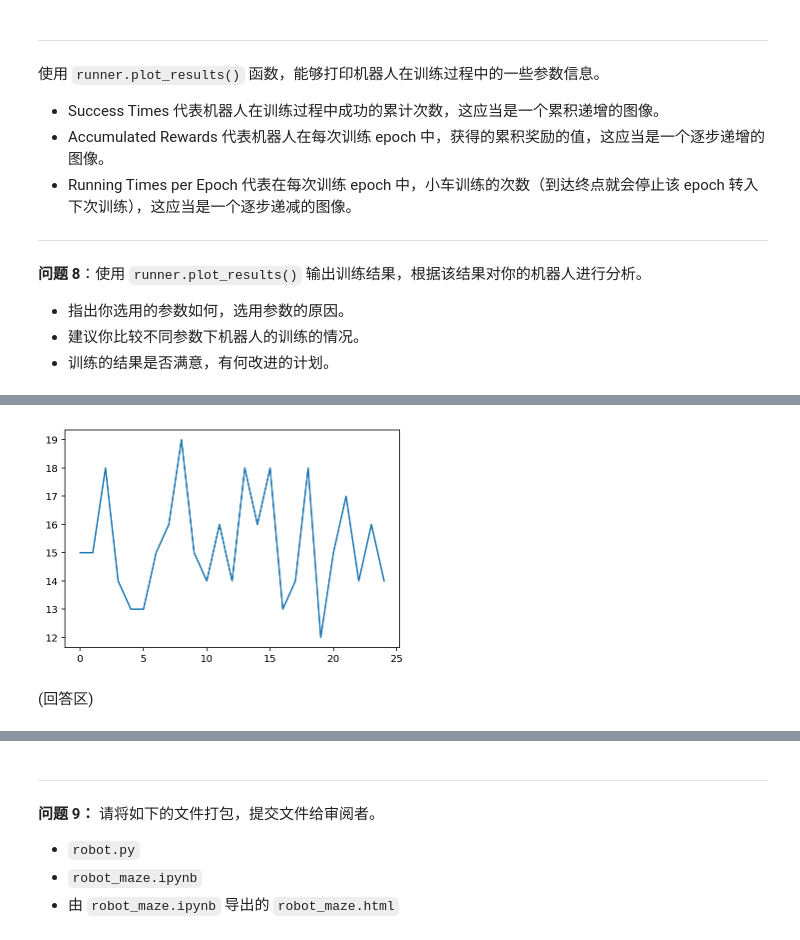
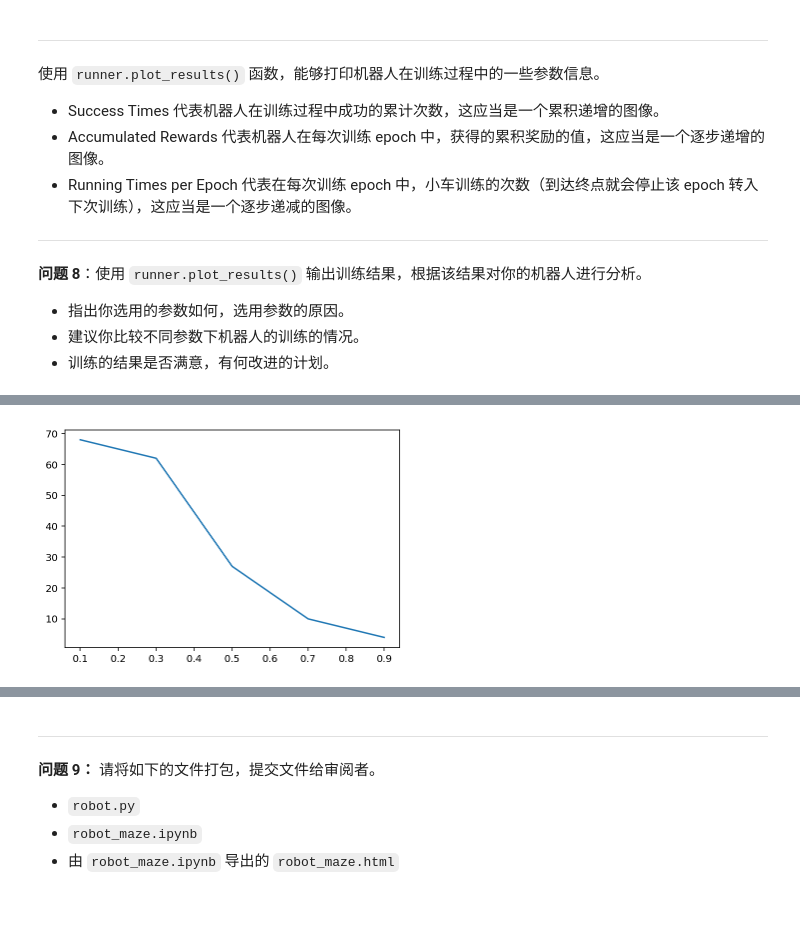
Before and after one commit to StartLightTheft/MLND_P5, a Jupyter notebook: robot_maze.ipynb, the cells around one changed output, grey strips where cells are left out. Cells and saved outputs as stored; diff of their text form; code cells hidden in the pictures; blank space fills up the shorter version.

```diff
--- a/robot_maze.ipynb
+++ b/robot_maze.ipynb
@@ -322,11 +309,15 @@ print(converge(test))
 # %%
-def training_batch(epoch, g, alpha, epsilon0, gamma, n):
+def training_batch(epoch, alpha, epsilon0, gamma, dv, n):
     """
     train robot n times and return the converge epoches list
     """
+    maze_size = (6,6)
+    trap_number = 1
     cvg_epoches = []
+    cvg_times_list = []
     for i in range(n):
-        r = Robot(g,alpha=alpha, epsilon0=epsilon0, gamma=gamma)
+        g = Maze(maze_size=maze_size,trap_number=trap_number)
+        r = Robot(g,alpha=alpha, epsilon0=epsilon0, gamma=gamma, dv=dv)
         r.set_status(learning=True)
 
         runner = Runner(r, g)
@@ -334,16 +325,25 @@ def training_batch(epoch, g, alpha, epsilon0, gamma, n):
         cvg_epoch, cvg_times = converge(runner.train_robot_statics['times'])
         if cvg_epoch != epoch:
             cvg_epoches.append(cvg_epoch)
-    return cvg_epoches
+            cvg_times_list.append(cvg_times)
+    return (cvg_epoches, cvg_times_list)
-# %%
-cvg_list = training_batch(epoch, g, alpha, epsilon0, gamma, 30)
 # %%
 import matplotlib.pyplot as plt
 import numpy as np
-
-plt.plot(np.array(cvg_list))
-plt.show()
-# %% [output]
-[figure, removed]
-# %% [markdown]
-(回答区)
+# %%
+def score(cvg_list, score_epoch):
+    score = 0
+    for index in range(len(cvg_list)):
+        if cvg_list[index] <= score_epoch:
+            score += 1
+    return score
+# %%
+epsilon0_list = [0.9, 0.7, 0.5, 0.3, 0.1]
+scores_epsilon0 = []
+for index in range(len(epsilon0_list)):
+    cvg_list, cvg_times = training_batch(epoch, alpha, epsilon0_list[index], gamma, 0.001, 100)
+    scores_epsilon0.append(score(cvg_list, 15))
+plt.plot(np.array(epsilon0_list),np.array(scores_epsilon0))
+plt.show()
+# %% [output]
+[figure, added]
```
Also changed, not shown: parts of 11 cells of this notebook, 1 other file.
